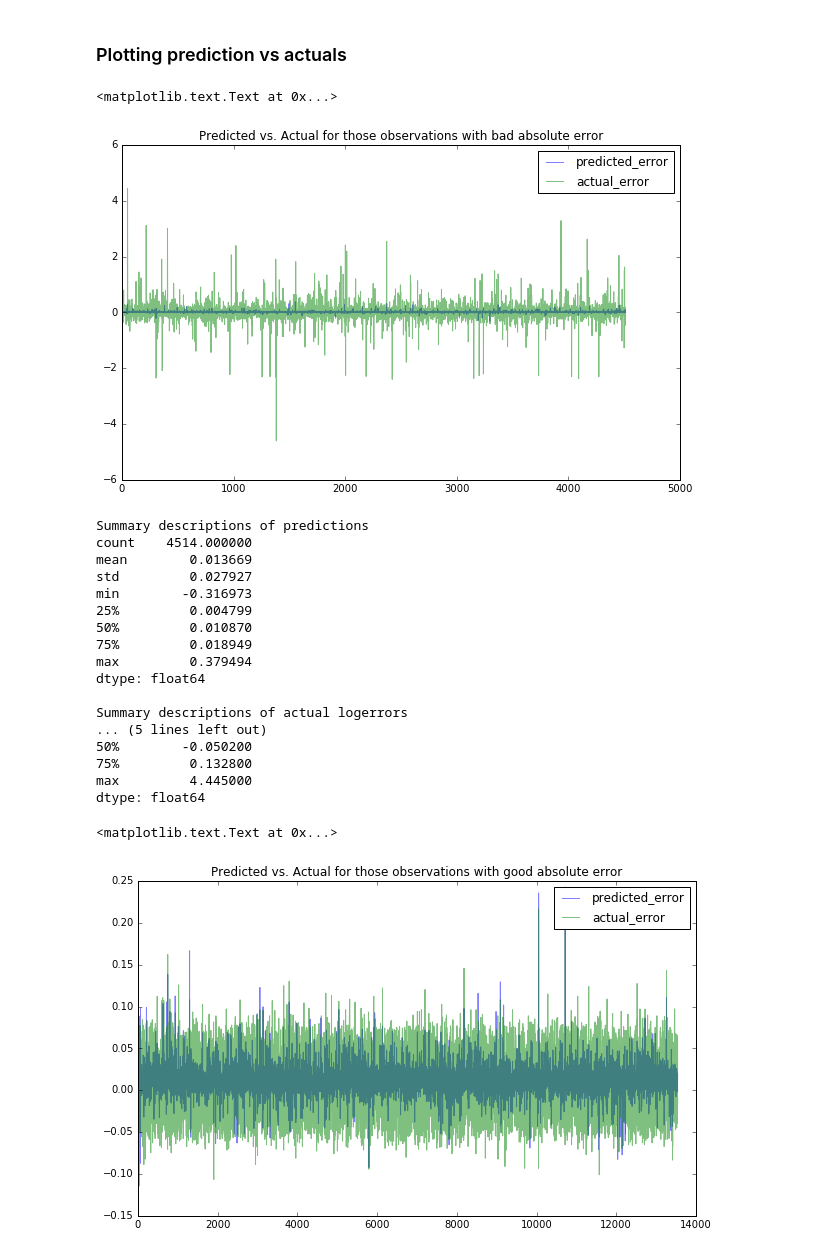
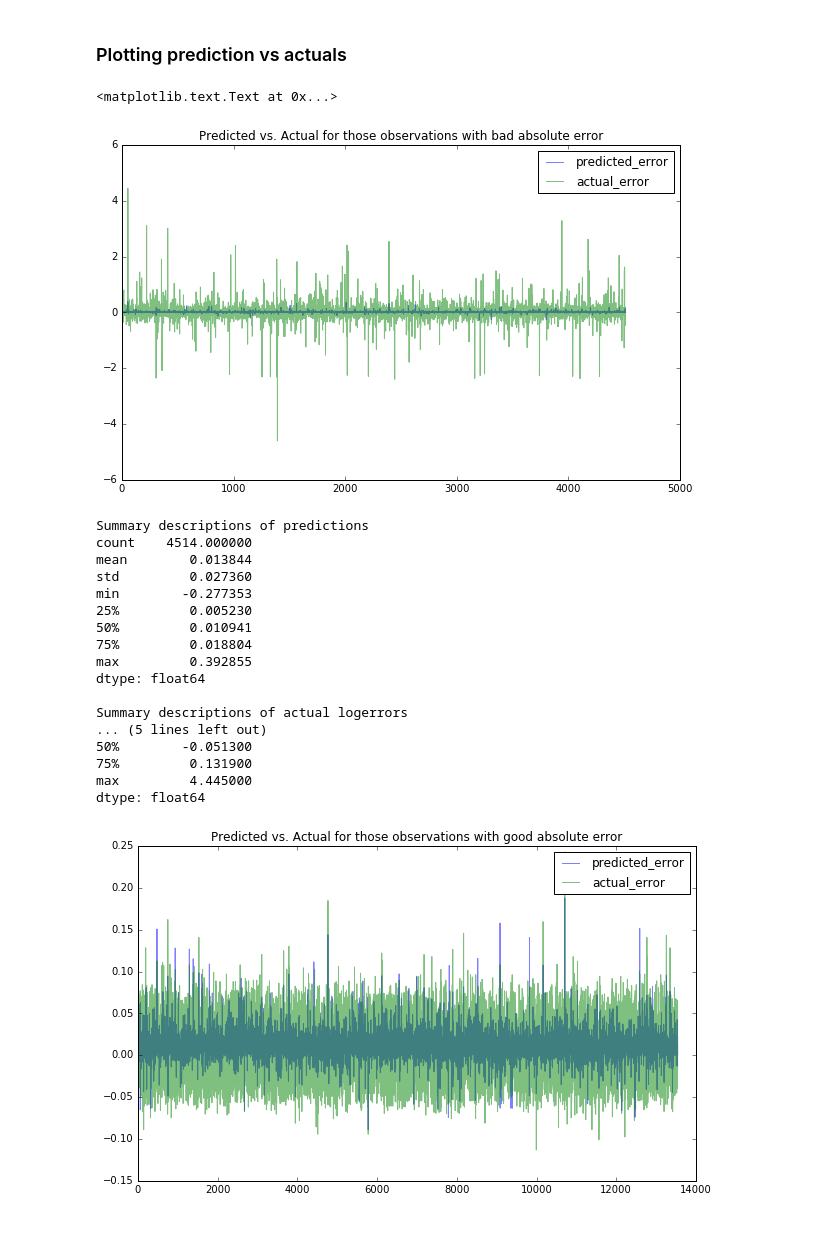
Before and after one commit to vafajardo/Zillow, a Jupyter notebook: The pipeline - development.ipynb, the cells around one changed output. Drawn from its saved outputs; the diff is of its cells as text; code cells hidden in the pictures.

Commit message:
Add elastic net, SVM regressions; add predictions for 2016 timepoints; first submission

```diff
--- a/The pipeline - development.ipynb
+++ b/The pipeline - development.ipynb
@@ -137,7 +204,7 @@ test_feats = full_pipeline.transform(testdata)
 # %%
 from sklearn.ensemble import RandomForestRegressor
 # %%
-regr_rf = RandomForestRegressor(n_estimators = 100, max_features = 5, random_state=2, max_depth=35)
+regr_rf = RandomForestRegressor(n_estimators = 100, max_features = 5, random_state=2, max_depth=35, criterion='mse')
 # %%
 regr_rf.fit(train_feats, traindata['logerror'])
 # %% [output]
@@ -154,5 +221,7 @@ regr_rf.score(train_feats, traindata['logerror'])
 # %% [markdown]
 ### Test data Performance
+# %%
+predictions = regr_rf.predict(test_feats)
 # %%
-absolute_error = abs(regr_rf.predict(test_feats) - testdata['logerror'])
+absolute_error = abs(predictions - testdata['logerror'])
 testdata['absolute_error'] = absolute_error
@@ -170,0 +228,3 @@ Name: logerror, dtype: float64
+# %%
+p75 = absolute_error.describe().ix['75%']
+absolute_error.describe()
@@ -211,46 +283,46 @@ plt.show()
 # %%
 fig, ax = plt.subplots(figsize=(10,6), facecolor='white', edgecolor='white')
 ax.set_axis_bgcolor('white')
-ax.plot(regr_rf.predict(test_feats)[np.where(absolute_error > 0.069716)], alpha=0.5)
-ax.plot(testdata['logerror'].values[np.where(absolute_error > 0.069716)], alpha=0.5)
+ax.plot(regr_rf.predict(test_feats)[np.where(absolute_error > p75)], alpha=0.5)
+ax.plot(testdata['logerror'].values[np.where(absolute_error > p75)], alpha=0.5)
 plt.legend(['predicted_error','actual_error'])
 plt.title("Predicted vs. Actual for those observations with bad absolute error")
 # %% [output]
 <matplotlib.text.Text at 0x...>
-[figure, old version]
+[figure, new version]
 # %%
 print("Summary descriptions of predictions")
-print(Series(regr_rf.predict(test_feats)[np.where(absolute_error > 0.069716)]).describe())
+print(Series(regr_rf.predict(test_feats)[np.where(absolute_error > p75)]).describe())
 print()
 print("Summary descriptions of actual logerrors")
-print(Series(testdata['logerror'].values[np.where(absolute_error > 0.069716)]).describe())
+print(Series(testdata['logerror'].values[np.where(absolute_error > p75)]).describe())
 # %% [output]
 Summary descriptions of predictions
 count    4514.000000
-mean        0.013669
-std         0.027927
-min        -0.316973
-25%         0.004799
-50%         0.010870
-75%         0.018949
-max         0.379494
+mean        0.013844
+std         0.027360
+min        -0.277353
+25%         0.005230
+50%         0.010941
+75%         0.018804
+max         0.392855
 dtype: float64
 
 Summary descriptions of actual logerrors
 ... (5 lines left out)
-50%        -0.050200
-75%         0.132800
+50%        -0.051300
+75%         0.131900
 max         4.445000
 dtype: float64
 # %%
 fig, ax = plt.subplots(figsize=(10,6), facecolor='white', edgecolor='white')
 ax.set_axis_bgcolor('white')
-ax.plot(regr_rf.predict(test_feats)[np.where(absolute_error <= 0.069716)], alpha=0.5)
-ax.plot(testdata['logerror'].values[np.where(absolute_error <= 0.069716)], alpha=0.5)
+ax.plot(regr_rf.predict(test_feats)[np.where(absolute_error <= p75)], alpha=0.5)
+ax.plot(testdata['logerror'].values[np.where(absolute_error <= p75)], alpha=0.5)
 plt.legend(['predicted_error','actual_error'])
 plt.title("Predicted vs. Actual for those observations with good absolute error")
+plt.show()
 # %% [output]
-<matplotlib.text.Text at 0x...>
-[figure, old version]
+[figure, new version]
 # %%
 print("Summary descriptions of predictions")
```
Also changed, not shown: parts of 47 cells of this notebook.
